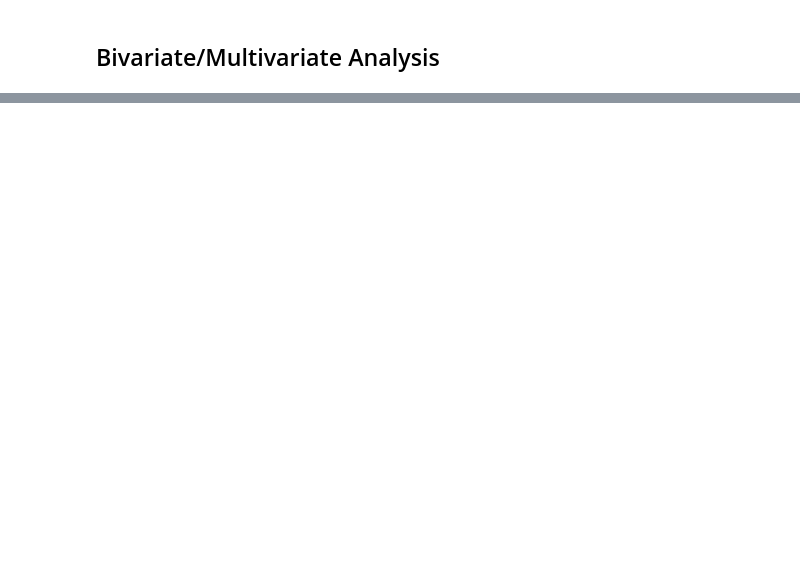
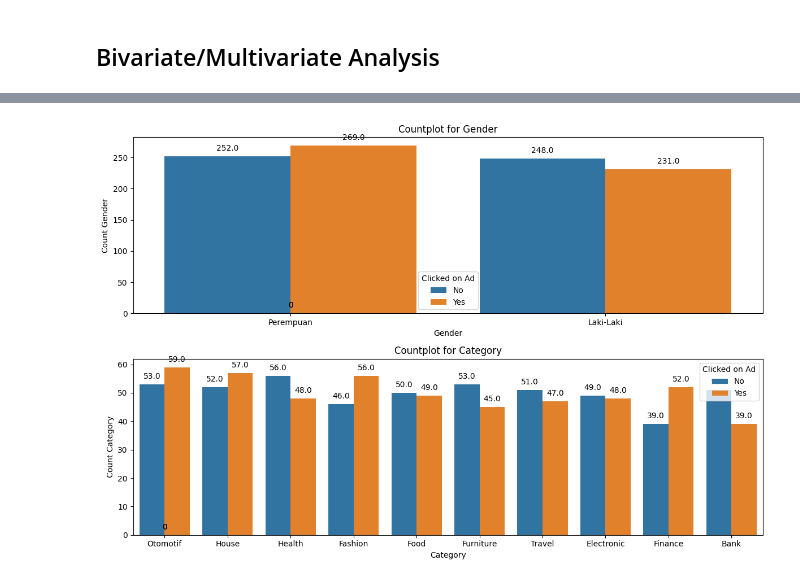
Before and after one commit to mcikalmerdeka/Predict-Customer-Clicked-Ads-Classification-By-Using-Machine-Learning, a Jupyter notebook: Clicked Ads Classification.ipynb, the cells around one changed output, grey strips where cells are left out. Cells and saved outputs as stored; diff of their text form; code cells hidden in the pictures; blank space fills up the shorter version.

```diff
--- a/Clicked Ads Classification.ipynb
+++ b/Clicked Ads Classification.ipynb
@@ -414,2 +421,13 @@ Distribution types of each numerical column can be seen in above dataframe, that
 # %% [markdown]
 ## Bivariate/Multivariate Analysis
+# %%
+# Boxplot with hue target
+fig, ax = plt.subplots(nrows=2, ncols=2, figsize=(12, 6))
+ax = ax.flatten()
+
+for i, col in enumerate(nums_cols) :
+    sns.boxplot(data=df, ax=ax[i], x=col, hue='Clicked on Ad')
+    ax[i].set_title(f'Boxplot of {col}')
+
+plt.tight_layout()
+plt.show()
@@ -415,0 +436,22 @@ Distribution types of each numerical column can be seen in above dataframe, that
+# %%
+# Categorical Countplot with hue target (only for gender and category)
+fig, ax = plt.subplots(nrows=2, ncols=1, figsize=(12, 8))
+ax = ax.flatten()
+
+cats_cols_few = ['Gender', 'Category']
+
+for i, col in enumerate(cats_cols_few):
+    sns.countplot(data=df, x=col, ax=ax[i], order=df[col].value_counts().index, hue='Clicked on Ad')
+    ax[i].set_title(f'Countplot for {col}')
+    ax[i].set_ylabel(f'Count {col}')
+    ax[i].tick_params(axis='x')
+
+    # Adding annotations on top of each bar
+    for p in ax[i].patches:
+        ax[i].annotate(f'{p.get_height()}', (p.get_x() + p.get_width() / 2., p.get_height()),
+                    ha='center', va='center', xytext=(0, 10), textcoords='offset points')
+
+plt.tight_layout()
+plt.show()
+# %% [output]
+[figure, added]
```
Also changed, not shown: parts of 29 cells of this notebook.
